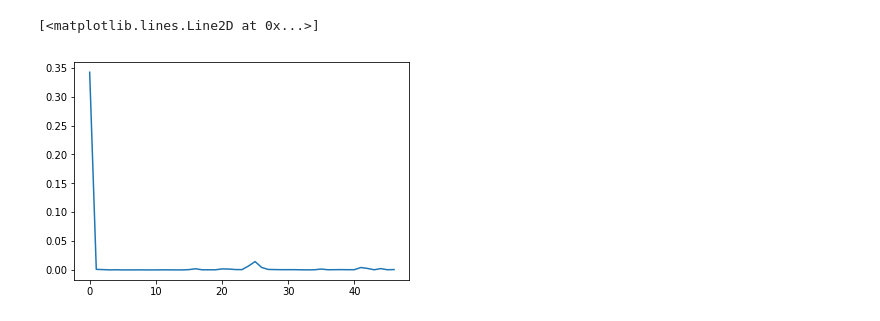
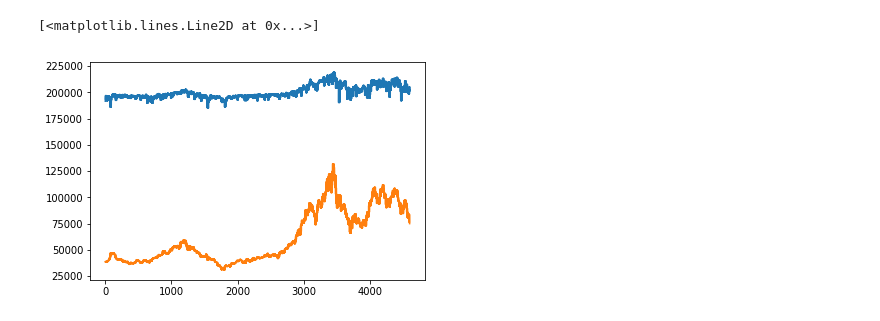
Before and after one commit to limaries30/fun_stock, a Jupyter notebook: prediction.ipynb, the cells around one changed output. Cells and saved outputs as stored; diff of their text form; code cells hidden in the pictures.

Commit message:
plotting

```diff
--- a/prediction.ipynb
+++ b/prediction.ipynb
@@ -55,11 +69,12 @@ criterion = nn.MSELoss()
 optimizer = optim.SGD(haha_net.parameters(), lr=0.01)
 # %%
 Loss=[]
-for i in range(seq_data.shape[0]):
+for i in range(x_train.shape[0]):
     optimizer.zero_grad()
-    output=haha_net(torch.FloatTensor(seq_data[i]).view(1,7,4))
-    loss = criterion(output, torch.FloatTensor(target_data[i]))
+    output=haha_net(torch.FloatTensor(x_train[i]).view(-1,5,4))
+    loss = criterion(output, torch.FloatTensor(y_train[i]))
     loss.backward()
     optimizer.step()
     if i%100==0:
-        Loss.append(loss)
+        Loss.append(loss.item())
+        print(loss.item())
@@ -66,7 +104,18 @@ for i in range(seq_data.shape[0]):
+# %%
+Prediction=[]
+for i in x_test:
+    prediction=haha_net(torch.FloatTensor(i).view(-1,5,4))
+    Prediction.append(prediction.view(-1).detach().numpy())
+# %%
+Prediction=np.array(Prediction).reshape(-1)
+# %%
+prediction=scaler_test.inverse_transform(Prediction.reshape(-1,1))
+real=scaler_test.inverse_transform(y_test.reshape(-1,1))
 # %%
 import matplotlib.pyplot as plt
 
-plt.plot(Loss)
+plt.plot(prediction)
+plt.plot(real)
 # %% [output]
 [<matplotlib.lines.Line2D at 0x...>]
-[figure, old version]
+[figure, new version]
```
Also changed, not shown: parts of 9 cells of this notebook.
